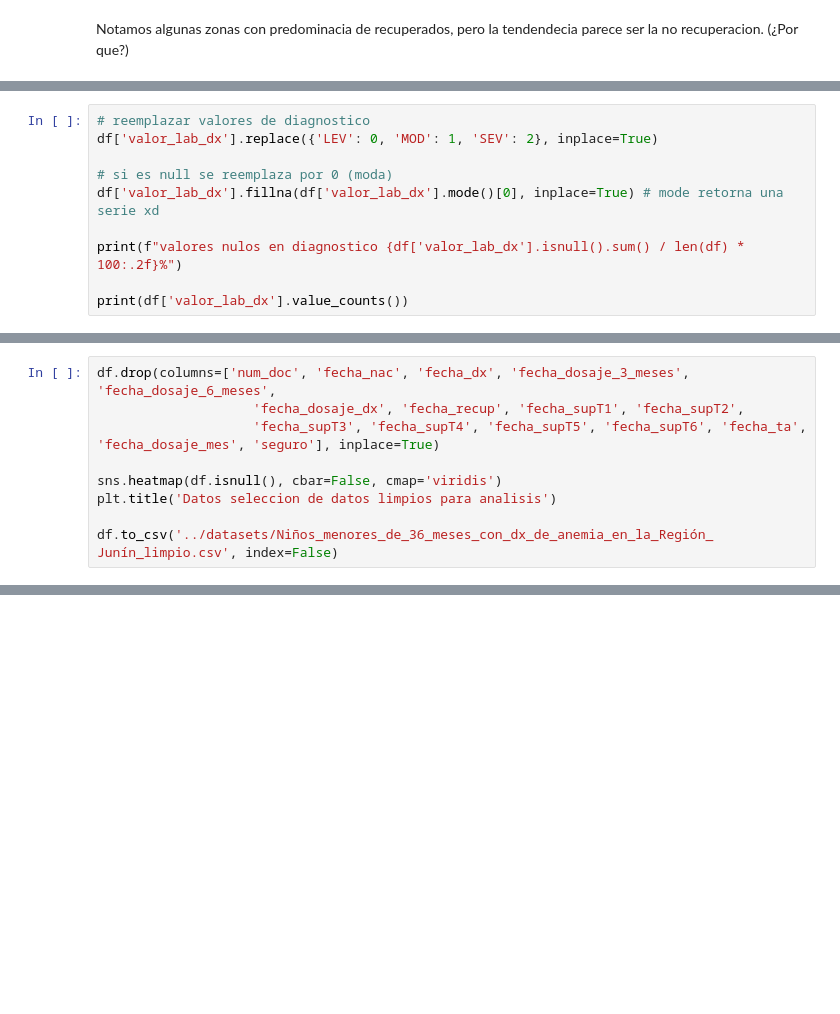
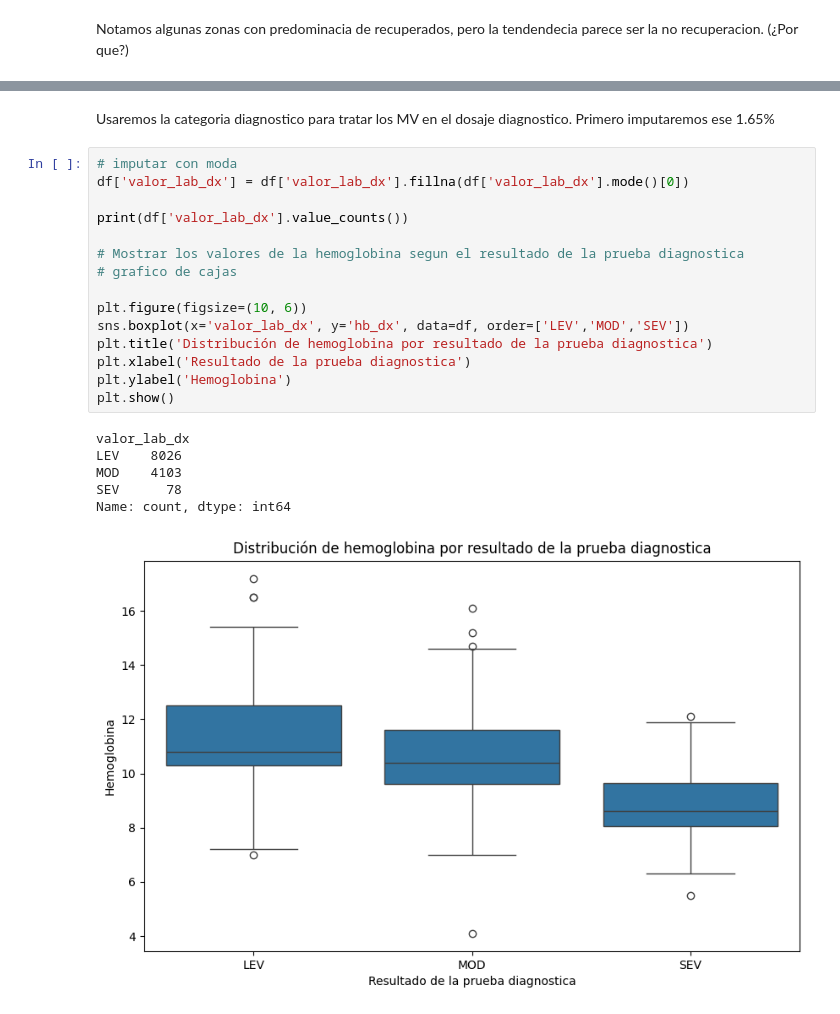
Before and after one commit to R0SEWT/HbJunin, a Jupyter notebook: code/Preprocesamiento.ipynb, the cells around one changed output, grey strips where cells are left out. Cells and saved outputs as stored; diff of their text form; blank space fills up the shorter version.

```diff
--- a/code/Preprocesamiento.ipynb
+++ b/code/Preprocesamiento.ipynb
@@ -577,10 +261,0 @@ No se encuentra un patron diagnostico claro que dependa unicamente del valor de
-# %%
-# reemplazar valores de diagnostico
-df['valor_lab_dx'].replace({'LEV': 0, 'MOD': 1, 'SEV': 2}, inplace=True)
-
-# si es null se reemplaza por 0 (moda)
-df['valor_lab_dx'].fillna(df['valor_lab_dx'].mode()[0], inplace=True) # mode retorna una serie xd
-
-print(f"valores nulos en diagnostico {df['valor_lab_dx'].isnull().sum() / len(df) * 100:.2f}%")
-
-print(df['valor_lab_dx'].value_counts())
@@ -645,9 +261,0 @@ df.to_csv('../datasets/Niños_menores_de_36_meses_con_dx_de_anemia_en_la_Región
-# %%
-df.drop(columns=['num_doc', 'fecha_nac', 'fecha_dx', 'fecha_dosaje_3_meses', 'fecha_dosaje_6_meses',
-                    'fecha_dosaje_dx', 'fecha_recup', 'fecha_supT1', 'fecha_supT2',
-                    'fecha_supT3', 'fecha_supT4', 'fecha_supT5', 'fecha_supT6', 'fecha_ta', 'fecha_dosaje_mes', 'seguro'], inplace=True)
-
-sns.heatmap(df.isnull(), cbar=False, cmap='viridis')
-plt.title('Datos seleccion de datos limpios para analisis')
-
-df.to_csv('../datasets/Niños_menores_de_36_meses_con_dx_de_anemia_en_la_Región_ Junín_limpio.csv', index=False)
@@ -655,0 +290,24 @@ df.to_csv('../datasets/Niños_menores_de_36_meses_con_dx_de_anemia_en_la_Región
+# %% [markdown]
+Usaremos la categoria diagnostico para tratar los MV en el dosaje diagnostico. Primero imputaremos ese 1.65%
+# %%
+# imputar con moda
+df['valor_lab_dx'] = df['valor_lab_dx'].fillna(df['valor_lab_dx'].mode()[0])
+
+print(df['valor_lab_dx'].value_counts())
+
+# Mostrar los valores de la hemoglobina segun el resultado de la prueba diagnostica
+# grafico de cajas
+
+plt.figure(figsize=(10, 6))
+sns.boxplot(x='valor_lab_dx', y='hb_dx', data=df, order=['LEV','MOD','SEV'])
+plt.title('Distribución de hemoglobina por resultado de la prueba diagnostica')
+plt.xlabel('Resultado de la prueba diagnostica')
+plt.ylabel('Hemoglobina')
+plt.show()
+# %% [output]
+valor_lab_dx
+LEV    8026
+MOD    4103
+SEV      78
+Name: count, dtype: int64
+[figure, added]
```
Also changed, not shown: parts of 77 cells of this notebook, 4 other files.
